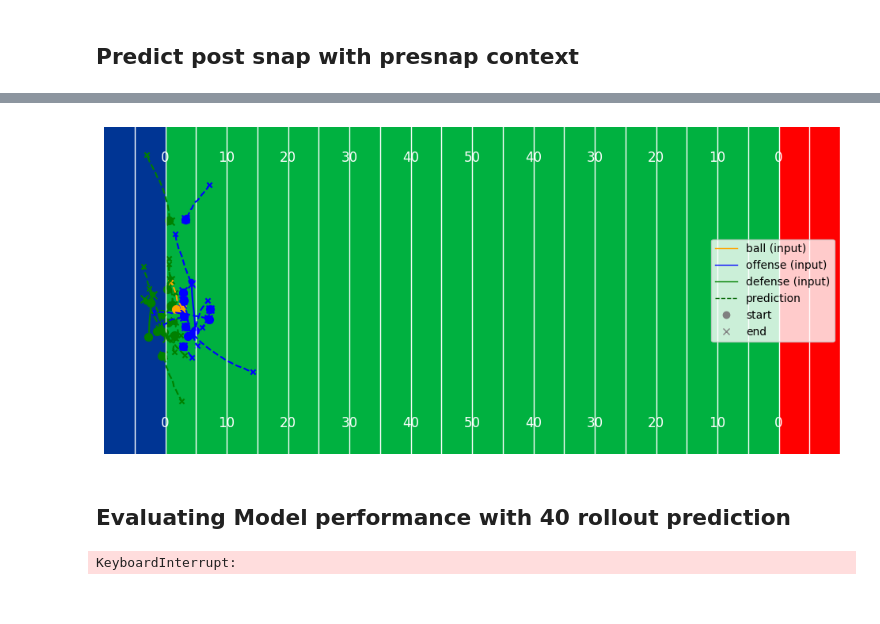
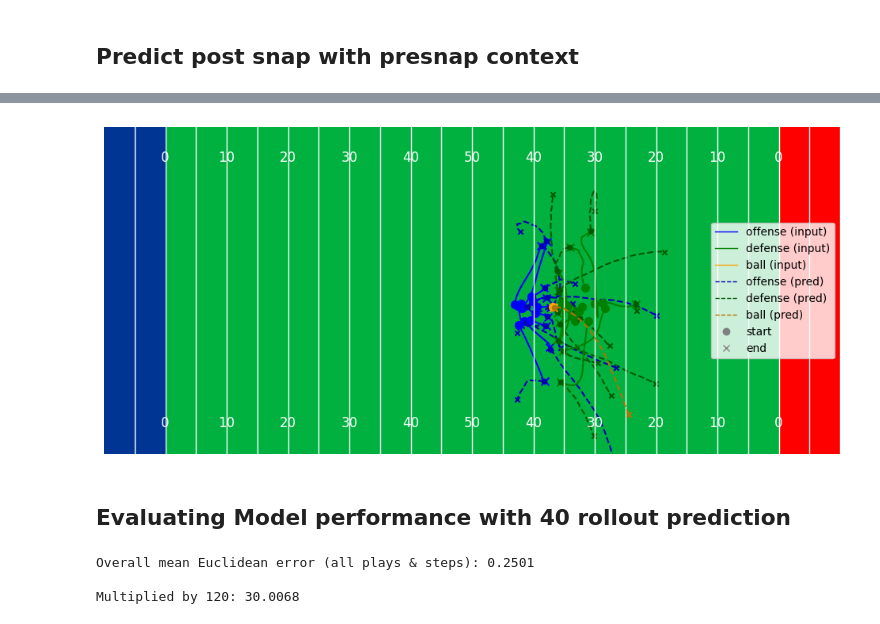
Before and after one commit to pholmes116/NFL-player-trajectories-public, a Jupyter notebook: code/Models/Big_transformer.ipynb, the cells around one changed output, grey strips where cells are left out. Cells and saved outputs as stored; diff of their text form; code cells hidden in the pictures.

```diff
--- a/code/Models/Big_transformer.ipynb
+++ b/code/Models/Big_transformer.ipynb
@@ -247,29 +243,29 @@ array([[[79.3062  , 26.68524 ],
 # %%
-N_STEPS = 30
+N_STEPS = 40
 
 row = (
     game_indexer
     .loc[game_indexer['split'] == "test", ['gameId', 'playId']]
     .sample(n=1)
 )
 
 context_seq, gt_future = load_play(
     parquet_path="../../processed_data/model_input_9.parquet",
     game_id=gameId,
     play_id=playId,
     ctx_len=100,
     n_future=N_STEPS,
 )
 
 pred = model.predict_autoregressive(context_seq, n_steps=N_STEPS)
 
 _ = custom_visualizer.plot_trajectories(
         sequence=context_seq[0],
         ground_truth_seq=None,
         pred_seq=pred,
         offense='all', defense='all', include_ball=True)
 # %% [output]
-[figure, old version]
+[figure, new version]
 # %% [markdown]
 ## Evaluating Model performance with 40 rollout prediction
 # %%
@@ -278,7 +274,7 @@ df = df[['gameId', 'playId']].copy()
 game_indexer = df.merge(game_indexer, how="left", on=["gameId", "playId"])
 game_indexer_test = game_indexer.loc[game_indexer['split'] == "test", ['gameId', 'playId']].copy()
 # %%
-"""N_STEPS = 40
+N_STEPS = 40
 N_EXAMPLES = 100
 
 # Will hold an (n_plays, N_STEPS) array of L2 errors
@@ -328,6 +324,8 @@ mean_error_per_step = all_errors.mean(axis=0)  # (N_STEPS,)
 overall_mean_error = all_errors.mean()
 
 print(f"\nOverall mean Euclidean error (all plays & steps): {overall_mean_error:.4f}")
-print(f"\nMultiplied by 120: {overall_mean_error * 120:.4f}")"""
+print(f"\nMultiplied by 120: {overall_mean_error * 120:.4f}")
 # %% [output]
-KeyboardInterrupt:
+Overall mean Euclidean error (all plays & steps): 0.2501
+
+Multiplied by 120: 30.0068
```
Also changed, not shown: parts of 8 cells of this notebook, 1 other file.
